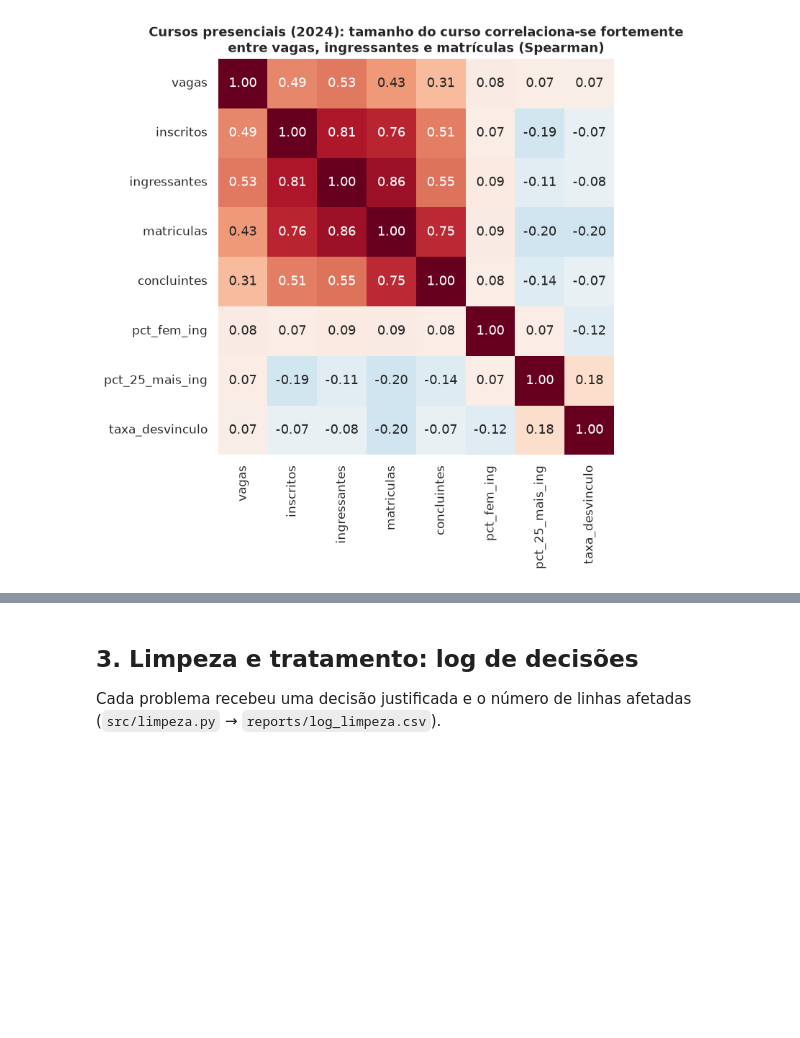
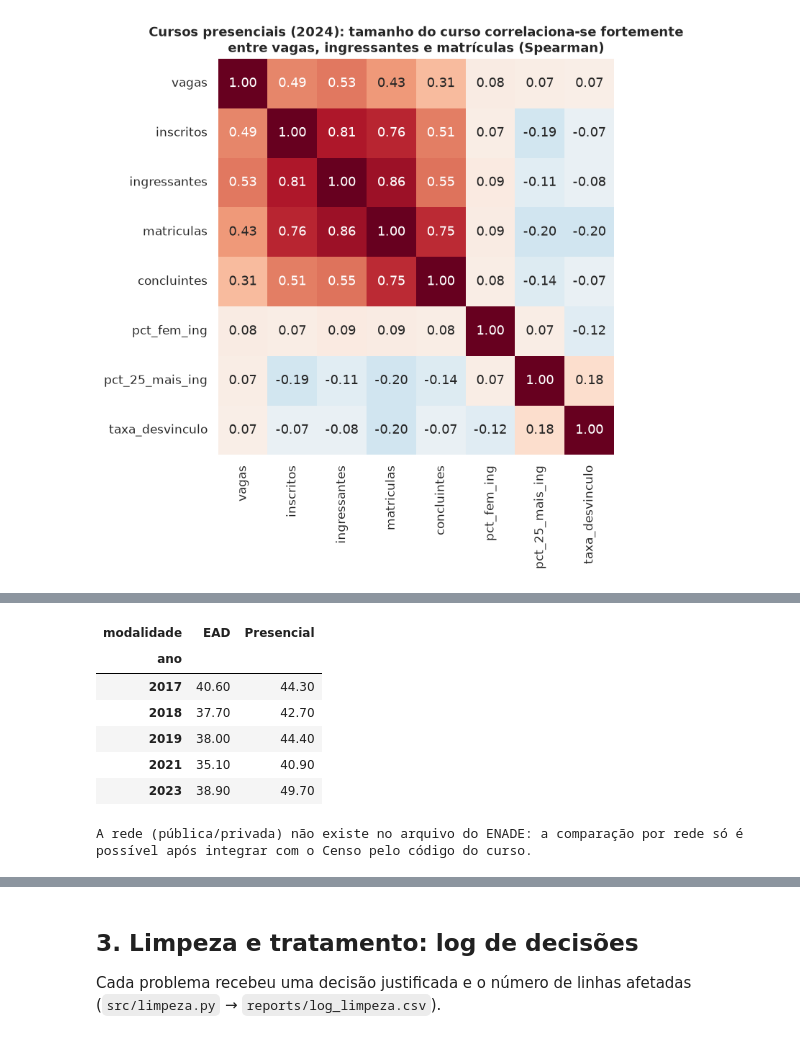
Before and after one commit to SebenJose/censo-educacao-superior, a Jupyter notebook: notebooks/censo_educacao_superior.ipynb, the cells around one changed output, grey strips where cells are left out. Saved outputs shown, nothing was run; the diff lists cells and outputs as text; code cells hidden in the pictures; blank space fills up the shorter version.

```diff
--- a/notebooks/censo_educacao_superior.ipynb
+++ b/notebooks/censo_educacao_superior.ipynb
@@ -366,0 +447,21 @@ salvar(fig, "eda_correlacao"); plt.show()
+# %%
+# P5 – nota média bruta do ENADE por ano e modalidade (só presentes com prova válida)
+# a modalidade está no arquivo de cursos (arq1); por LGPD a única ligação com as notas (arq3) é o código do curso
+p5 = sql(f"""
+    with cur as (select distinct NU_ANO, CO_CURSO, CO_MODALIDADE
+                 from read_parquet('{C.BRONZE}/enade_curso/*/*.parquet', hive_partitioning=true, union_by_name=true))
+    select cast(e.NU_ANO as int) ano, case cur.CO_MODALIDADE when '0' then 'EAD' when '1' then 'Presencial' end modalidade,
+           round(avg(try_cast(replace(e.NT_GER, ',', '.') as double)), 1) nota_media, count(*) inscritos_validos
+    from bronze_enade e join cur using (NU_ANO, CO_CURSO)
+    where e.TP_PRES = '555' and e.TP_PR_GER = '555' group by all order by all""")
+display(p5.pivot(index="ano", columns="modalidade", values="nota_media"))
+print("A rede (pública/privada) não existe no arquivo do ENADE: a comparação por rede só é possível após integrar com o Censo pelo código do curso.")
+# %% [output]
+| modalidade | EAD | Presencial |
+| ano |  |  |
+| 2017 | 40.60 | 44.30 |
+| 2018 | 37.70 | 42.70 |
+| 2019 | 38.00 | 44.40 |
+| 2021 | 35.10 | 40.90 |
+| 2023 | 38.90 | 49.70 |
+A rede (pública/privada) não existe no arquivo do ENADE: a comparação por rede só é possível após integrar com o Censo pelo código do curso.
```
Also changed, not shown: parts of 8 cells of this notebook, 6 other files.
